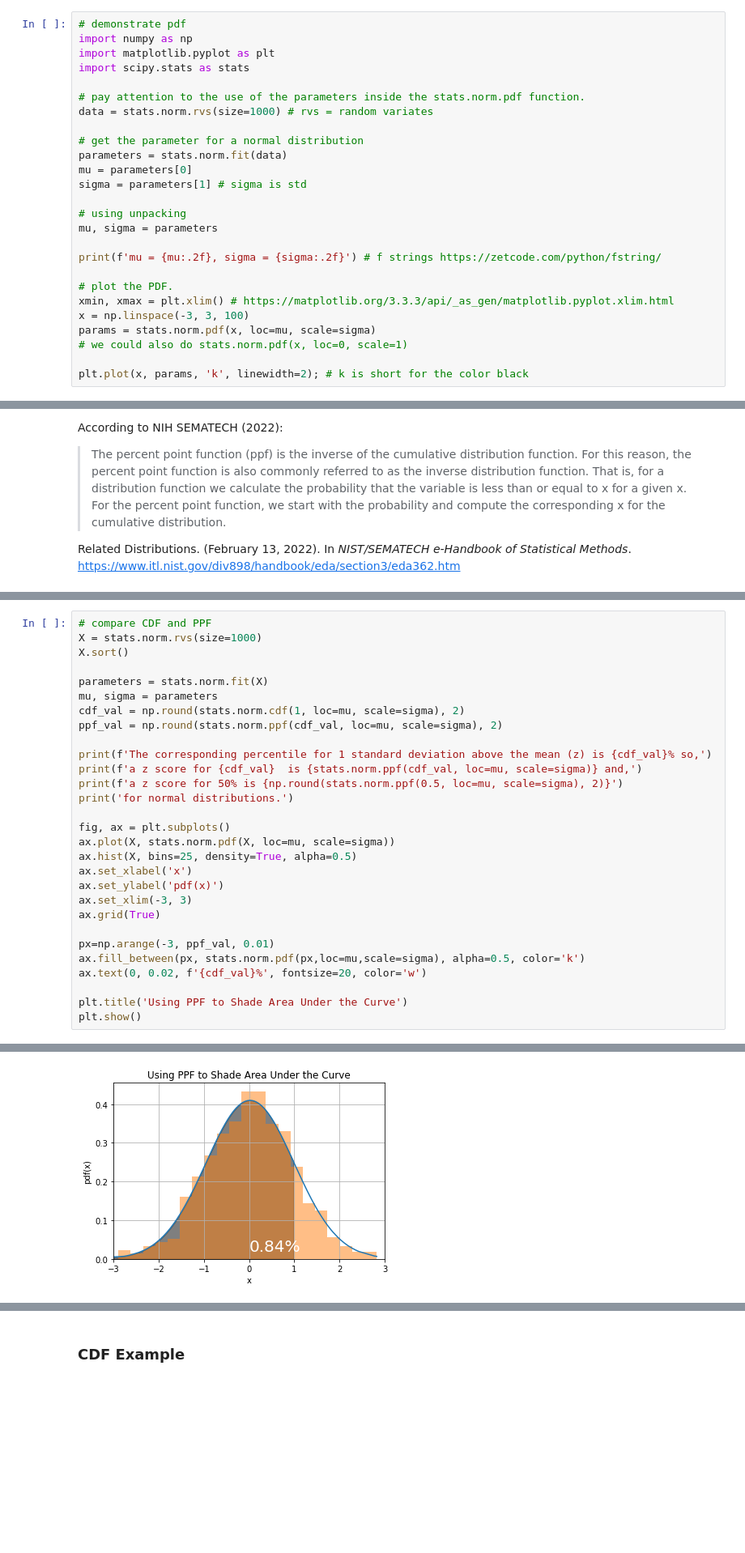
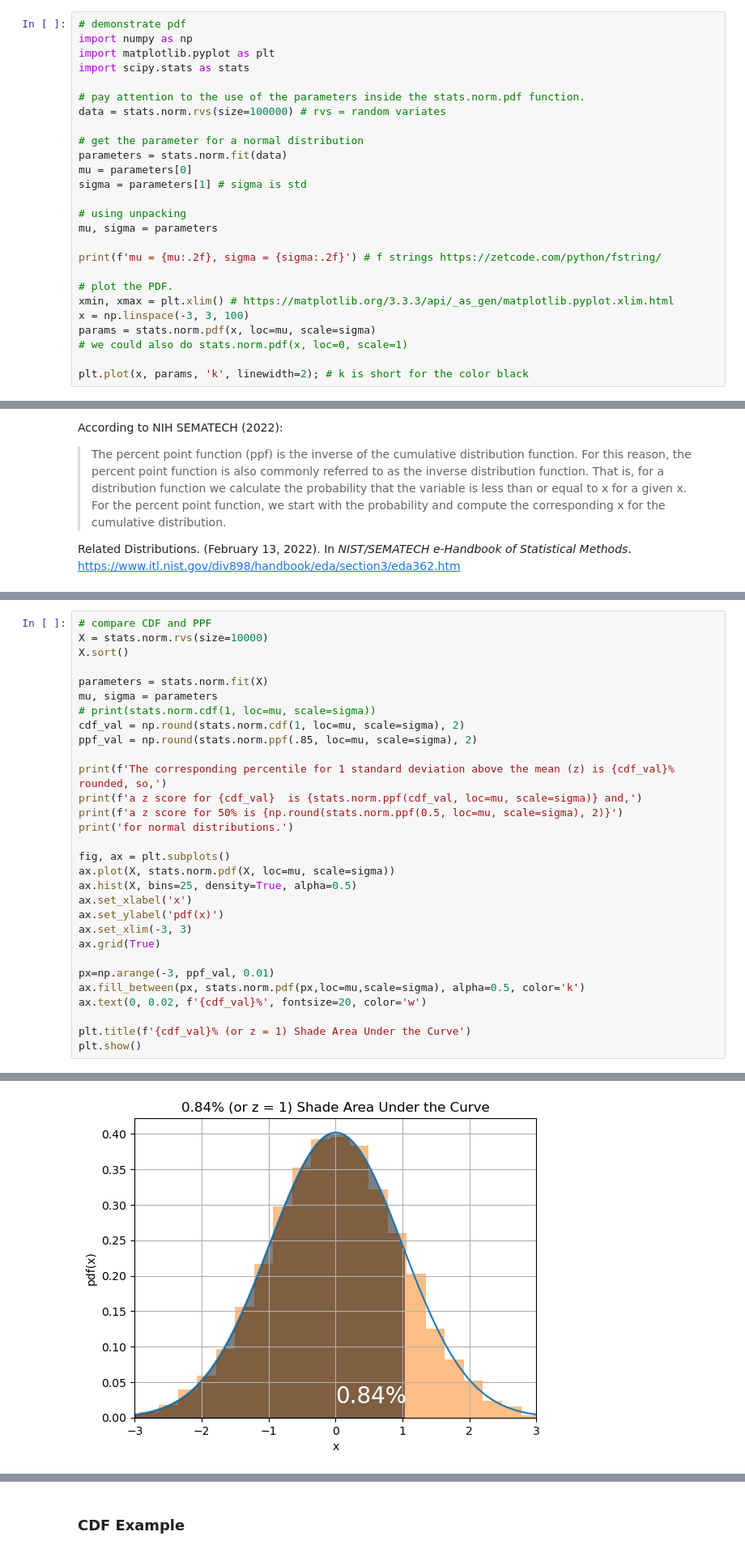
Before and after one commit to gitmystuff/INFO4050-Spring-2023, a Jupyter notebook: Week_05-Distrubutions/Week 05 - Probabilities and Distributions II.ipynb, the cells around one changed output, grey strips where cells are left out. Shown at 81% size. Saved outputs shown, nothing was run; the diff lists cells and outputs as text; blank space fills up the shorter version.

```diff
--- a/Week_05-Distrubutions/Week 05 - Probabilities and Distributions II.ipynb
+++ b/Week_05-Distrubutions/Week 05 - Probabilities and Distributions II.ipynb
@@ -132,7 +181,7 @@ import matplotlib.pyplot as plt
 import scipy.stats as stats
 
 # pay attention to the use of the parameters inside the stats.norm.pdf function.
-data = stats.norm.rvs(size=1000) # rvs = random variates
+data = stats.norm.rvs(size=100000) # rvs = random variates
 
 # get the parameter for a normal distribution
 parameters = stats.norm.fit(data)
@@ -185,14 +250,15 @@ Related Distributions. (February 13, 2022). In *NIST/SEMATECH e-Handbook of Stat
 # %%
 # compare CDF and PPF
-X = stats.norm.rvs(size=1000)
+X = stats.norm.rvs(size=10000)
 X.sort()
 
 parameters = stats.norm.fit(X)
 mu, sigma = parameters
+# print(stats.norm.cdf(1, loc=mu, scale=sigma))
 cdf_val = np.round(stats.norm.cdf(1, loc=mu, scale=sigma), 2)
-ppf_val = np.round(stats.norm.ppf(cdf_val, loc=mu, scale=sigma), 2)
+ppf_val = np.round(stats.norm.ppf(.85, loc=mu, scale=sigma), 2)
 
-print(f'The corresponding percentile for 1 standard deviation above the mean (z) is {cdf_val}% so,')
+print(f'The corresponding percentile for 1 standard deviation above the mean (z) is {cdf_val}% rounded, so,')
 print(f'a z score for {cdf_val}  is {stats.norm.ppf(cdf_val, loc=mu, scale=sigma)} and,')
 print(f'a z score for 50% is {np.round(stats.norm.ppf(0.5, loc=mu, scale=sigma), 2)}')
 print('for normal distributions.')
@@ -209,6 +275,6 @@ px=np.arange(-3, ppf_val, 0.01)
 ax.fill_between(px, stats.norm.pdf(px,loc=mu,scale=sigma), alpha=0.5, color='k')
 ax.text(0, 0.02, f'{cdf_val}%', fontsize=20, color='w')
 
-plt.title('Using PPF to Shade Area Under the Curve')
+plt.title(f'{cdf_val}% (or z = 1) Shade Area Under the Curve')
 plt.show()
 # %% [output]
@@ -218,2 +284,2 @@ a z score for 50% is 0.02
 for normal distributions.
-[figure, old version]
+[figure, new version]
```
Also changed, not shown: parts of 69 cells of this notebook.
